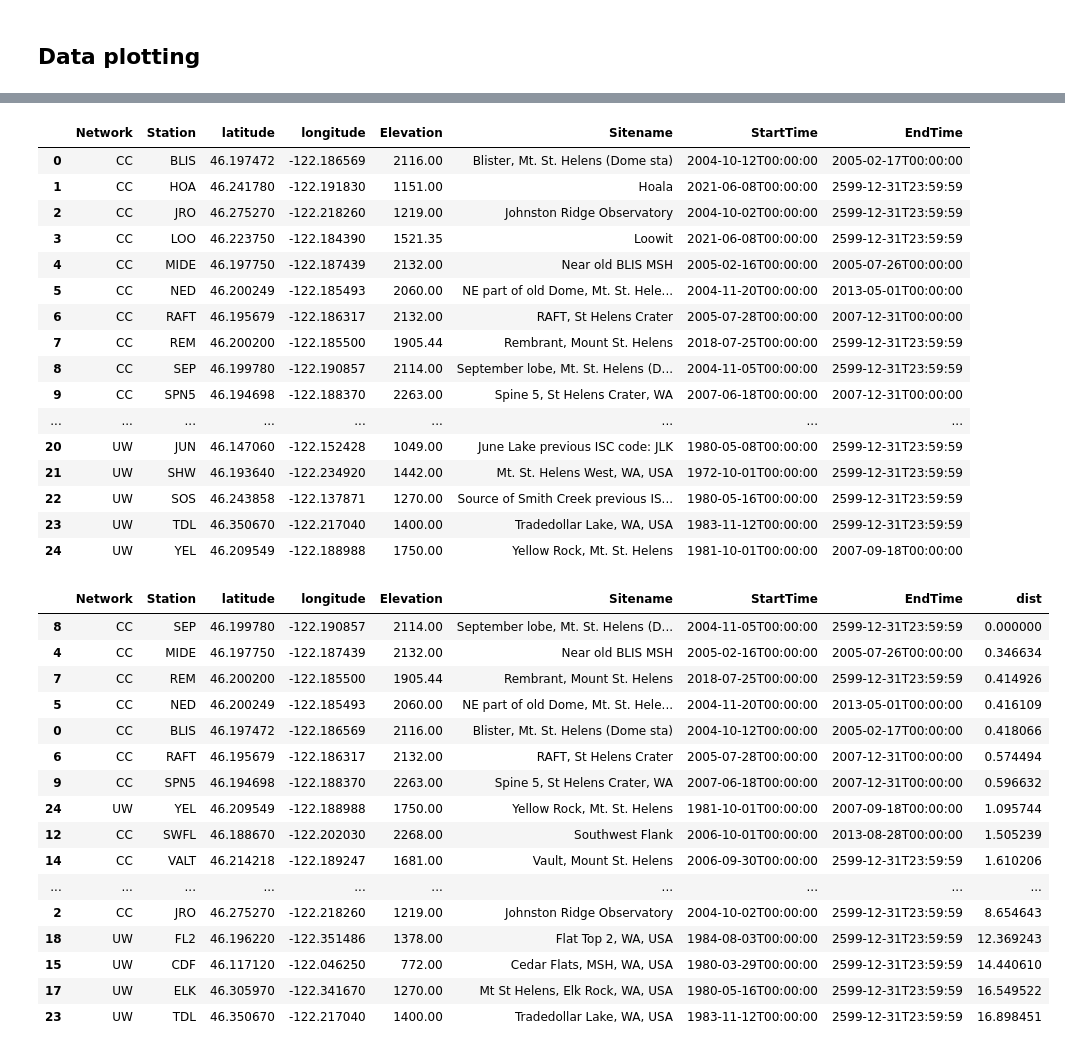
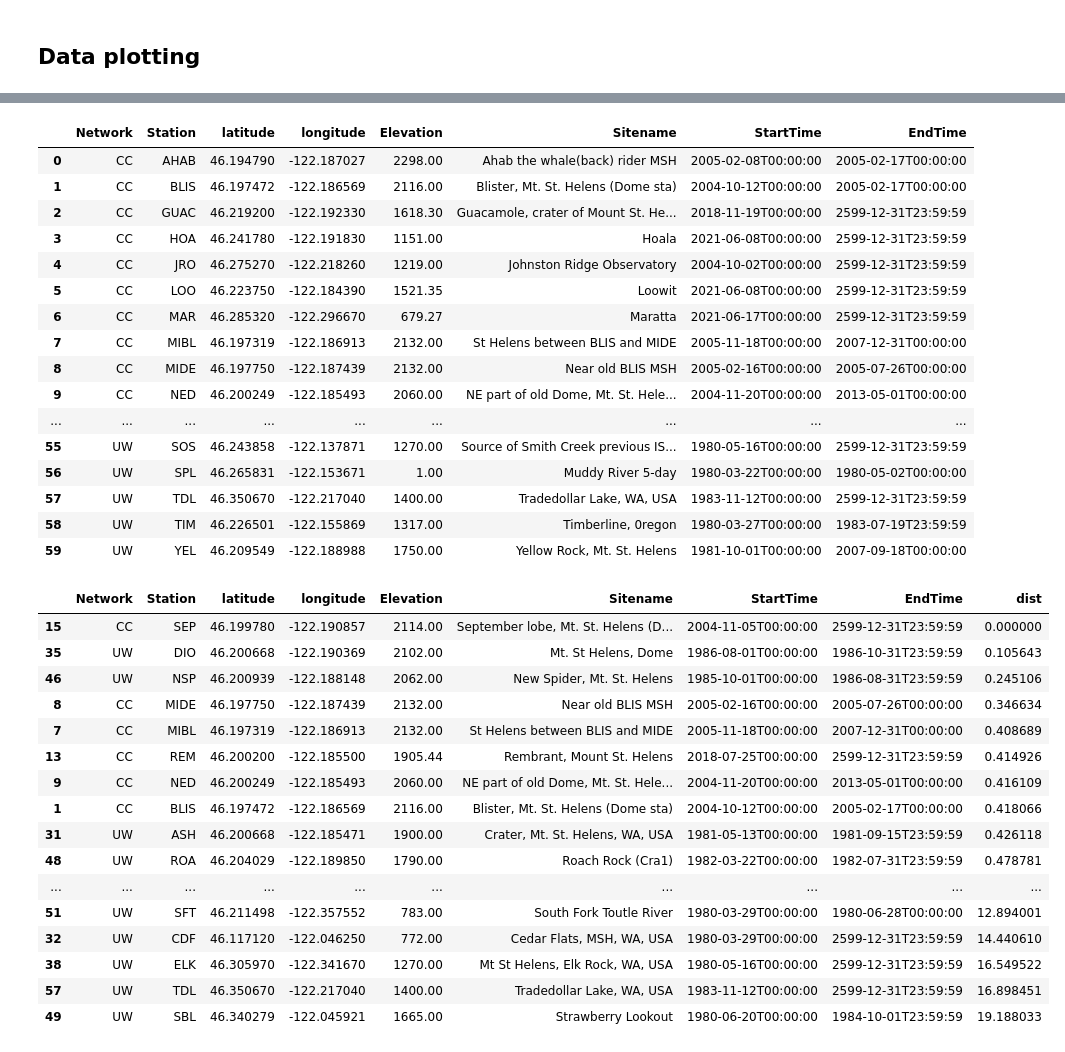
Before and after one commit to CSE583MtStHelens/CSE583_MtStHelens, a Jupyter notebook: example/example_tutorial.ipynb, the cells around one changed output, grey strips where cells are left out. Cells and saved outputs as stored; diff of their text form; code cells hidden in the pictures.

```diff
--- a/example/example_tutorial.ipynb
+++ b/example/example_tutorial.ipynb
@@ -132,51 +129,51 @@ sta_list =['BLIS', 'CDF', 'EDM', 'ELK', 'FL2', 'HOA', 'HSR', 'JRO', 'JUN', # spe
            'LOO', 'MIDE', 'NED', 'RAFT', 'REM', 'SEP', 'SHW', 'SOS', 'SPN5',
            'STD', 'SUG', 'SWFL', 'TDL', 'USFR', 'VALT', 'YEL']
 
-df = pd.read_csv('../data/sta_log_long.txt', sep='|', header=0) # coordinates
-df = df[~df['Station'].isin(list(set(df.Station)-set(sta_list)))] # delete Stations which are not of interresst
-df = df.drop_duplicates(subset=['Station']) # drop one station if the station is not unique
-df = df.reset_index(drop=True)
-df
+df_sta = pd.read_csv('./example_data/sta_log_long.txt', sep='|', header=0) # coordinates
+df = df_sta[~df_sta['Station'].isin(list(set(df_sta.Station)-set(sta_list)))] # delete Stations which are not of interresst
+df_sta = df_sta.drop_duplicates(subset=['Station']) # drop one station if the station is not unique
+df_sta = df_sta.reset_index(drop=True)
+df_sta
 # %% [output]
 |  | Network | Station | latitude | longitude | Elevation | Sitename | StartTime | EndTime |
-| 0 | CC | BLIS | 46.197472 | -122.186569 | 2116.00 | Blister, Mt. St. Helens (Dome sta) | 2004-10-12T00:00:00 | 2005-02-17T00:00:00 |
-| 1 | CC | HOA | 46.241780 | -122.191830 | 1151.00 | Hoala | 2021-06-08T00:00:00 | 2599-12-31T23:59:59 |
-| 2 | CC | JRO | 46.275270 | -122.218260 | 1219.00 | Johnston Ridge Observatory | 2004-10-02T00:00:00 | 2599-12-31T23:59:59 |
-| 3 | CC | LOO | 46.223750 | -122.184390 | 1521.35 | Loowit | 2021-06-08T00:00:00 | 2599-12-31T23:59:59 |
-| 4 | CC | MIDE | 46.197750 | -122.187439 | 2132.00 | Near old BLIS MSH | 2005-02-16T00:00:00 | 2005-07-26T00:00:00 |
-| 5 | CC | NED | 46.200249 | -122.185493 | 2060.00 | NE part of old Dome, Mt. St. Hele... | 2004-11-20T00:00:00 | 2013-05-01T00:00:00 |
-| 6 | CC | RAFT | 46.195679 | -122.186317 | 2132.00 | RAFT, St Helens Crater | 2005-07-28T00:00:00 | 2007-12-31T00:00:00 |
-| 7 | CC | REM | 46.200200 | -122.185500 | 1905.44 | Rembrant, Mount St. Helens | 2018-07-25T00:00:00 | 2599-12-31T23:59:59 |
-| 8 | CC | SEP | 46.199780 | -122.190857 | 2114.00 | September lobe, Mt. St. Helens (D... | 2004-11-05T00:00:00 | 2599-12-31T23:59:59 |
-| 9 | CC | SPN5 | 46.194698 | -122.188370 | 2263.00 | Spine 5, St Helens Crater, WA | 2007-06-18T00:00:00 | 2007-12-31T00:00:00 |
+| 0 | CC | AHAB | 46.194790 | -122.187027 | 2298.00 | Ahab the whale(back) rider MSH | 2005-02-08T00:00:00 | 2005-02-17T00:00:00 |
+| 1 | CC | BLIS | 46.197472 | -122.186569 | 2116.00 | Blister, Mt. St. Helens (Dome sta) | 2004-10-12T00:00:00 | 2005-02-17T00:00:00 |
+| 2 | CC | GUAC | 46.219200 | -122.192330 | 1618.30 | Guacamole, crater of Mount St. He... | 2018-11-19T00:00:00 | 2599-12-31T23:59:59 |
+| 3 | CC | HOA | 46.241780 | -122.191830 | 1151.00 | Hoala | 2021-06-08T00:00:00 | 2599-12-31T23:59:59 |
+| 4 | CC | JRO | 46.275270 | -122.218260 | 1219.00 | Johnston Ridge Observatory | 2004-10-02T00:00:00 | 2599-12-31T23:59:59 |
+| 5 | CC | LOO | 46.223750 | -122.184390 | 1521.35 | Loowit | 2021-06-08T00:00:00 | 2599-12-31T23:59:59 |
+| 6 | CC | MAR | 46.285320 | -122.296670 | 679.27 | Maratta | 2021-06-17T00:00:00 | 2599-12-31T23:59:59 |
+| 7 | CC | MIBL | 46.197319 | -122.186913 | 2132.00 | St Helens between BLIS and MIDE | 2005-11-18T00:00:00 | 2007-12-31T00:00:00 |
+| 8 | CC | MIDE | 46.197750 | -122.187439 | 2132.00 | Near old BLIS MSH | 2005-02-16T00:00:00 | 2005-07-26T00:00:00 |
+| 9 | CC | NED | 46.200249 | -122.185493 | 2060.00 | NE part of old Dome, Mt. St. Hele... | 2004-11-20T00:00:00 | 2013-05-01T00:00:00 |
 | ... | ... | ... | ... | ... | ... | ... | ... | ... |
-| 20 | UW | JUN | 46.147060 | -122.152428 | 1049.00 | June Lake previous ISC code: JLK | 1980-05-08T00:00:00 | 2599-12-31T23:59:59 |
-| 21 | UW | SHW | 46.193640 | -122.234920 | 1442.00 | Mt. St. Helens West, WA, USA | 1972-10-01T00:00:00 | 2599-12-31T23:59:59 |
-| 22 | UW | SOS | 46.243858 | -122.137871 | 1270.00 | Source of Smith Creek previous IS... | 1980-05-16T00:00:00 | 2599-12-31T23:59:59 |
-| 23 | UW | TDL | 46.350670 | -122.217040 | 1400.00 | Tradedollar Lake, WA, USA | 1983-11-12T00:00:00 | 2599-12-31T23:59:59 |
-| 24 | UW | YEL | 46.209549 | -122.188988 | 1750.00 | Yellow Rock, Mt. St. Helens | 1981-10-01T00:00:00 | 2007-09-18T00:00:00 |
+| 55 | UW | SOS | 46.243858 | -122.137871 | 1270.00 | Source of Smith Creek previous IS... | 1980-05-16T00:00:00 | 2599-12-31T23:59:59 |
+| 56 | UW | SPL | 46.265831 | -122.153671 | 1.00 | Muddy River 5-day | 1980-03-22T00:00:00 | 1980-05-02T00:00:00 |
+| 57 | UW | TDL | 46.350670 | -122.217040 | 1400.00 | Tradedollar Lake, WA, USA | 1983-11-12T00:00:00 | 2599-12-31T23:59:59 |
+| 58 | UW | TIM | 46.226501 | -122.155869 | 1317.00 | Timberline, 0regon | 1980-03-27T00:00:00 | 1983-07-19T23:59:59 |
+| 59 | UW | YEL | 46.209549 | -122.188988 | 1750.00 | Yellow Rock, Mt. St. Helens | 1981-10-01T00:00:00 | 2007-09-18T00:00:00 |
 # %%
 # get the distance between the stations and sort them in increasing order (relative to station SEP -> crater center)
 ref_sta = 'SEP' # define the reference station, we will get distance from all other stations to this station
-df['dist'] = df.apply(lambda x: MtStHelens_functions.calculate_distance(x['latitude'],df.latitude[df['Station']==ref_sta] , x['longitude'],df.longitude[df['Station']==ref_sta] ), axis=1)
-df = df.sort_values(by=['dist'])
-sta_sorted = df['Station'].to_list()
-df
+df_sta['dist'] = df_sta.apply(lambda x: preprocessing_functions.calculate_distance(x['latitude'],df_sta.latitude[df_sta['Station']==ref_sta] , x['longitude'],df_sta.longitude[df_sta['Station']==ref_sta] ), axis=1)
+df_sta = df_sta.sort_values(by=['dist'])
+sta_sorted = df_sta['Station'].to_list()
+df_sta
 # %% [output]
 |  | Network | Station | latitude | longitude | Elevation | Sitename | StartTime | EndTime | dist |
-| 8 | CC | SEP | 46.199780 | -122.190857 | 2114.00 | September lobe, Mt. St. Helens (D... | 2004-11-05T00:00:00 | 2599-12-31T23:59:59 | 0.000000 |
-| 4 | CC | MIDE | 46.197750 | -122.187439 | 2132.00 | Near old BLIS MSH | 2005-02-16T00:00:00 | 2005-07-26T00:00:00 | 0.346634 |
-| 7 | CC | REM | 46.200200 | -122.185500 | 1905.44 | Rembrant, Mount St. Helens | 2018-07-25T00:00:00 | 2599-12-31T23:59:59 | 0.414926 |
-| 5 | CC | NED | 46.200249 | -122.185493 | 2060.00 | NE part of old Dome, Mt. St. Hele... | 2004-11-20T00:00:00 | 2013-05-01T00:00:00 | 0.416109 |
-| 0 | CC | BLIS | 46.197472 | -122.186569 | 2116.00 | Blister, Mt. St. Helens (Dome sta) | 2004-10-12T00:00:00 | 2005-02-17T00:00:00 | 0.418066 |
-| 6 | CC | RAFT | 46.195679 | -122.186317 | 2132.00 | RAFT, St Helens Crater | 2005-07-28T00:00:00 | 2007-12-31T00:00:00 | 0.574494 |
-| 9 | CC | SPN5 | 46.194698 | -122.188370 | 2263.00 | Spine 5, St Helens Crater, WA | 2007-06-18T00:00:00 | 2007-12-31T00:00:00 | 0.596632 |
-| 24 | UW | YEL | 46.209549 | -122.188988 | 1750.00 | Yellow Rock, Mt. St. Helens | 1981-10-01T00:00:00 | 2007-09-18T00:00:00 | 1.095744 |
-| 12 | CC | SWFL | 46.188670 | -122.202030 | 2268.00 | Southwest Flank | 2006-10-01T00:00:00 | 2013-08-28T00:00:00 | 1.505239 |
-| 14 | CC | VALT | 46.214218 | -122.189247 | 1681.00 | Vault, Mount St. Helens | 2006-09-30T00:00:00 | 2599-12-31T23:59:59 | 1.610206 |
+| 15 | CC | SEP | 46.199780 | -122.190857 | 2114.00 | September lobe, Mt. St. Helens (D... | 2004-11-05T00:00:00 | 2599-12-31T23:59:59 | 0.000000 |
+| 35 | UW | DIO | 46.200668 | -122.190369 | 2102.00 | Mt. St Helens, Dome | 1986-08-01T00:00:00 | 1986-10-31T23:59:59 | 0.105643 |
+| 46 | UW | NSP | 46.200939 | -122.188148 | 2062.00 | New Spider, Mt. St. Helens | 1985-10-01T00:00:00 | 1986-08-31T23:59:59 | 0.245106 |
+| 8 | CC | MIDE | 46.197750 | -122.187439 | 2132.00 | Near old BLIS MSH | 2005-02-16T00:00:00 | 2005-07-26T00:00:00 | 0.346634 |
+| 7 | CC | MIBL | 46.197319 | -122.186913 | 2132.00 | St Helens between BLIS and MIDE | 2005-11-18T00:00:00 | 2007-12-31T00:00:00 | 0.408689 |
+| 13 | CC | REM | 46.200200 | -122.185500 | 1905.44 | Rembrant, Mount St. Helens | 2018-07-25T00:00:00 | 2599-12-31T23:59:59 | 0.414926 |
+| 9 | CC | NED | 46.200249 | -122.185493 | 2060.00 | NE part of old Dome, Mt. St. Hele... | 2004-11-20T00:00:00 | 2013-05-01T00:00:00 | 0.416109 |
+| 1 | CC | BLIS | 46.197472 | -122.186569 | 2116.00 | Blister, Mt. St. Helens (Dome sta) | 2004-10-12T00:00:00 | 2005-02-17T00:00:00 | 0.418066 |
+| 31 | UW | ASH | 46.200668 | -122.185471 | 1900.00 | Crater, Mt. St. Helens, WA, USA | 1981-05-13T00:00:00 | 1981-09-15T23:59:59 | 0.426118 |
+| 48 | UW | ROA | 46.204029 | -122.189850 | 1790.00 | Roach Rock (Cra1) | 1982-03-22T00:00:00 | 1982-07-31T23:59:59 | 0.478781 |
 | ... | ... | ... | ... | ... | ... | ... | ... | ... | ... |
-| 2 | CC | JRO | 46.275270 | -122.218260 | 1219.00 | Johnston Ridge Observatory | 2004-10-02T00:00:00 | 2599-12-31T23:59:59 | 8.654643 |
-| 18 | UW | FL2 | 46.196220 | -122.351486 | 1378.00 | Flat Top 2, WA, USA | 1984-08-03T00:00:00 | 2599-12-31T23:59:59 | 12.369243 |
-| 15 | UW | CDF | 46.117120 | -122.046250 | 772.00 | Cedar Flats, MSH, WA, USA | 1980-03-29T00:00:00 | 2599-12-31T23:59:59 | 14.440610 |
-| 17 | UW | ELK | 46.305970 | -122.341670 | 1270.00 | Mt St Helens, Elk Rock, WA, USA | 1980-05-16T00:00:00 | 2599-12-31T23:59:59 | 16.549522 |
-| 23 | UW | TDL | 46.350670 | -122.217040 | 1400.00 | Tradedollar Lake, WA, USA | 1983-11-12T00:00:00 | 2599-12-31T23:59:59 | 16.898451 |
+| 51 | UW | SFT | 46.211498 | -122.357552 | 783.00 | South Fork Toutle River | 1980-03-29T00:00:00 | 1980-06-28T00:00:00 | 12.894001 |
+| 32 | UW | CDF | 46.117120 | -122.046250 | 772.00 | Cedar Flats, MSH, WA, USA | 1980-03-29T00:00:00 | 2599-12-31T23:59:59 | 14.440610 |
+| 38 | UW | ELK | 46.305970 | -122.341670 | 1270.00 | Mt St Helens, Elk Rock, WA, USA | 1980-05-16T00:00:00 | 2599-12-31T23:59:59 | 16.549522 |
+| 57 | UW | TDL | 46.350670 | -122.217040 | 1400.00 | Tradedollar Lake, WA, USA | 1983-11-12T00:00:00 | 2599-12-31T23:59:59 | 16.898451 |
+| 49 | UW | SBL | 46.340279 | -122.045921 | 1665.00 | Strawberry Lookout | 1980-06-20T00:00:00 | 1984-10-01T23:59:59 | 19.188033 |
```
Also changed, not shown: parts of 5 cells of this notebook, 5 other files.
